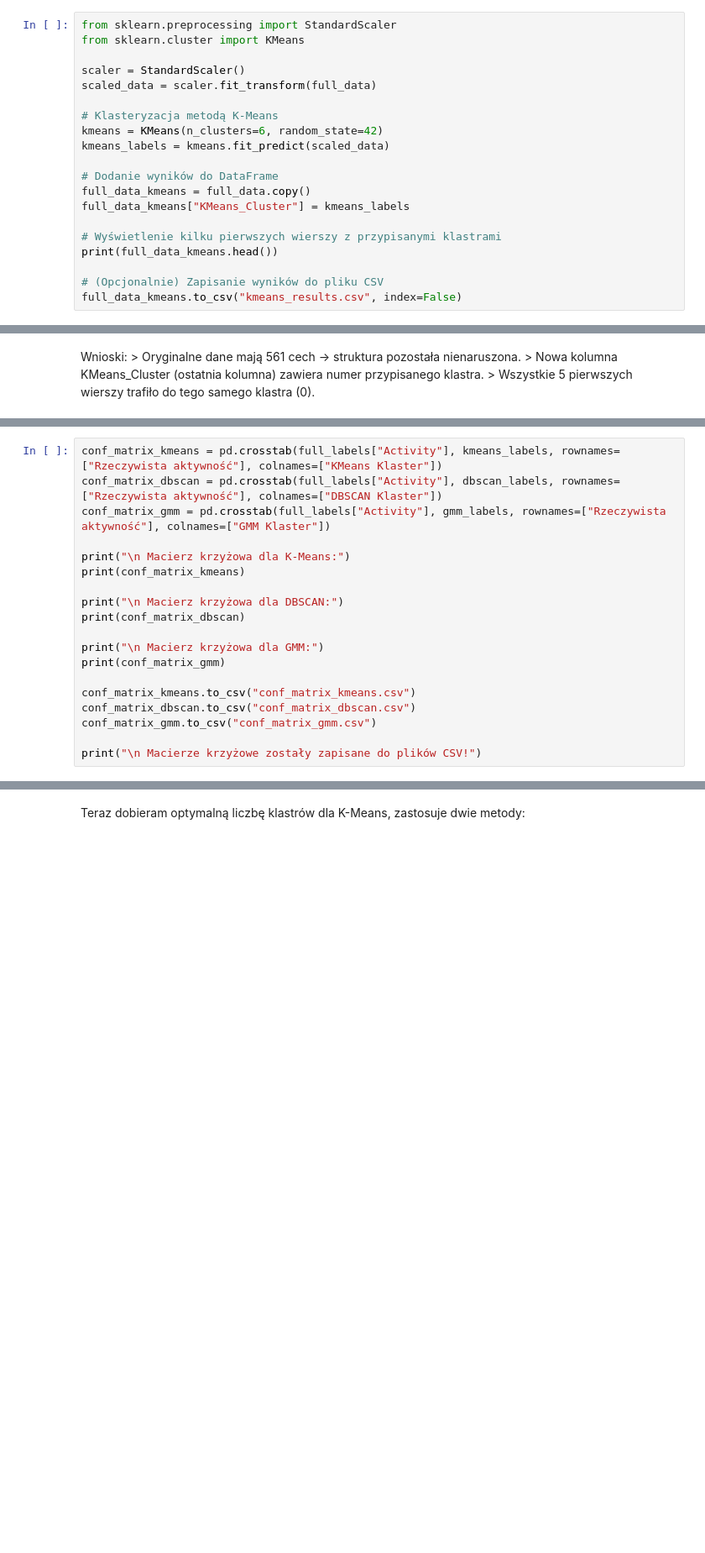
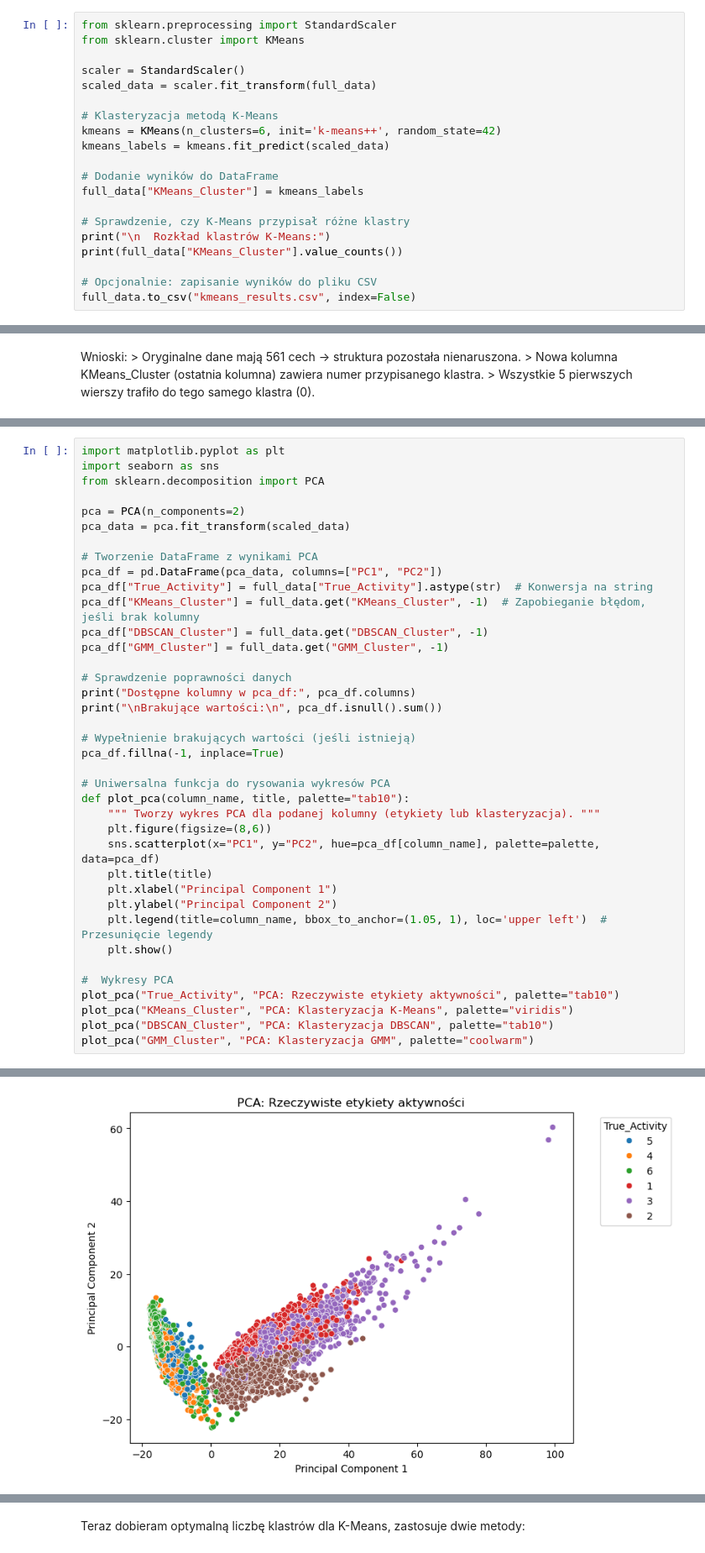
Before and after one commit to Quick-witted-flower/Clustering-pl, a Jupyter notebook: PorównanieMetod.ipynb, the cells around one changed output, grey strips where cells are left out. Shown: that part at 84% size. Saved outputs shown, nothing was run; the diff lists cells and outputs as text; blank space fills up the shorter version.

```diff
--- a/PorównanieMetod.ipynb
+++ b/PorównanieMetod.ipynb
@@ -93,16 +94,16 @@ scaler = StandardScaler()
 scaled_data = scaler.fit_transform(full_data)
 
 # Klasteryzacja metodą K-Means
-kmeans = KMeans(n_clusters=6, random_state=42)
+kmeans = KMeans(n_clusters=6, init='k-means++', random_state=42)
 kmeans_labels = kmeans.fit_predict(scaled_data)
 
 # Dodanie wyników do DataFrame
-full_data_kmeans = full_data.copy()
-full_data_kmeans["KMeans_Cluster"] = kmeans_labels
+full_data["KMeans_Cluster"] = kmeans_labels
 
-# Wyświetlenie kilku pierwszych wierszy z przypisanymi klastrami
-print(full_data_kmeans.head())
+# Sprawdzenie, czy K-Means przypisał różne klastry
+print("\n  Rozkład klastrów K-Means:")
+print(full_data["KMeans_Cluster"].value_counts())
 
-# (Opcjonalnie) Zapisanie wyników do pliku CSV
-full_data_kmeans.to_csv("kmeans_results.csv", index=False)
+# Opcjonalnie: zapisanie wyników do pliku CSV
+full_data.to_csv("kmeans_results.csv", index=False)
 # %% [output]
@@ -308,20 +259,39 @@ Wyliczam macierz krzyżową dla K-Means, DBSCAN i GMM ,aby móc ocenić, które
 # %%
-conf_matrix_kmeans = pd.crosstab(full_labels["Activity"], kmeans_labels, rownames=["Rzeczywista aktywność"], colnames=["KMeans Klaster"])
-conf_matrix_dbscan = pd.crosstab(full_labels["Activity"], dbscan_labels, rownames=["Rzeczywista aktywność"], colnames=["DBSCAN Klaster"])
-conf_matrix_gmm = pd.crosstab(full_labels["Activity"], gmm_labels, rownames=["Rzeczywista aktywność"], colnames=["GMM Klaster"])
+import matplotlib.pyplot as plt
+import seaborn as sns
+from sklearn.decomposition import PCA
 
-print("\n Macierz krzyżowa dla K-Means:")
-print(conf_matrix_kmeans)
+pca = PCA(n_components=2)
+pca_data = pca.fit_transform(scaled_data)
 
-print("\n Macierz krzyżowa dla DBSCAN:")
-print(conf_matrix_dbscan)
+# Tworzenie DataFrame z wynikami PCA
+pca_df = pd.DataFrame(pca_data, columns=["PC1", "PC2"])
+pca_df["True_Activity"] = full_data["True_Activity"].astype(str)  # Konwersja na string
+pca_df["KMeans_Cluster"] = full_data.get("KMeans_Cluster", -1)  # Zapobieganie błędom, jeśli brak kolumny
+pca_df["DBSCAN_Cluster"] = full_data.get("DBSCAN_Cluster", -1)
+pca_df["GMM_Cluster"] = full_data.get("GMM_Cluster", -1)
 
-print("\n Macierz krzyżowa dla GMM:")
-print(conf_matrix_gmm)
+# Sprawdzenie poprawności danych
+print("Dostępne kolumny w pca_df:", pca_df.columns)
+print("\nBrakujące wartości:\n", pca_df.isnull().sum())
 
-conf_matrix_kmeans.to_csv("conf_matrix_kmeans.csv")
-conf_matrix_dbscan.to_csv("conf_matrix_dbscan.csv")
-conf_matrix_gmm.to_csv("conf_matrix_gmm.csv")
+# Wypełnienie brakujących wartości (jeśli istnieją)
+pca_df.fillna(-1, inplace=True)
 
-print("\n Macierze krzyżowe zostały zapisane do plików CSV!")
+# Uniwersalna funkcja do rysowania wykresów PCA
+def plot_pca(column_name, title, palette="tab10"):
+    """ Tworzy wykres PCA dla podanej kolumny (etykiety lub klasteryzacja). """
+    plt.figure(figsize=(8,6))
+    sns.scatterplot(x="PC1", y="PC2", hue=pca_df[column_name], palette=palette, data=pca_df)
+    plt.title(title)
+    plt.xlabel("Principal Component 1")
+    plt.ylabel("Principal Component 2")
+    plt.legend(title=column_name, bbox_to_anchor=(1.05, 1), loc='upper left')  # Przesunięcie legendy
+    plt.show()
+
+#  Wykresy PCA
+plot_pca("True_Activity", "PCA: Rzeczywiste etykiety aktywności", palette="tab10")
+plot_pca("KMeans_Cluster", "PCA: Klasteryzacja K-Means", palette="viridis")
+plot_pca("DBSCAN_Cluster", "PCA: Klasteryzacja DBSCAN", palette="tab10")
+plot_pca("GMM_Cluster", "PCA: Klasteryzacja GMM", palette="coolwarm")
 # %% [output]
@@ -344,0 +310 @@ DBSCAN Klaster           -1
+[figure, added]
```
Also changed, not shown: parts of 39 cells of this notebook, 9 other files.
